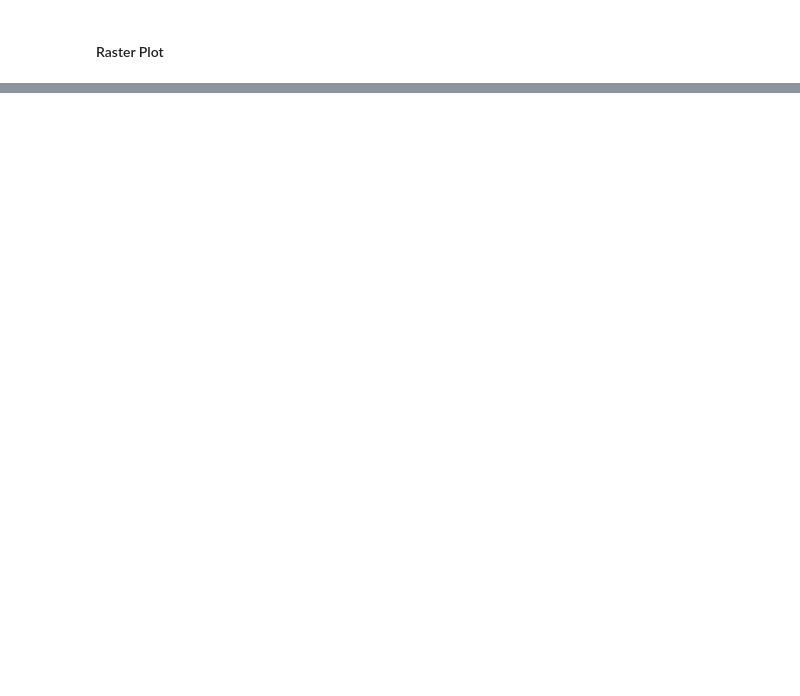
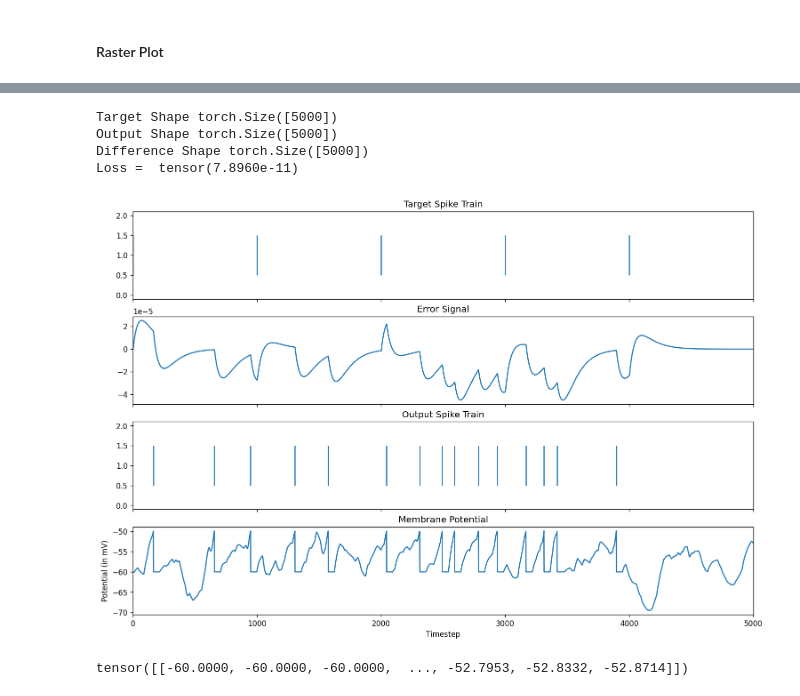
Before and after one commit to divyanshgupt/Unreliable-Transmission, a Jupyter notebook: Superspike implementation.ipynb, the cells around one changed output, grey strips where cells are left out. Drawn from its saved outputs; the diff is of its cells as text; code cells hidden in the pictures; blank space fills up the shorter version.

Commit message:
sleeker single neuron implementation

```diff
--- a/Superspike implementation.ipynb
+++ b/Superspike implementation.ipynb
@@ -413,6 +469,35 @@ def eligibility_trace2(value_exp1, value_exp2, hebbian, args):
   z_hat = value_exp2 + (-value_exp2 + value_exp1)*dt/t_decay
 
   return z, z_hat
+# %%
+def eligibility_trace3(hebbian, args):
+  """
+  Evaluate the hebbian-coincidence based eligibility trace over all timesteps
+  for all the given synaptic connections in the hebbian matrix using the
+  double exponential kernel.
+  Inputs:
+    hebbian - 2-D matrix of shape: (nb_inputs, nb_outputs)
+    args: ['timestep_size', 't_rise_alpha', 't_decay_alpha', 'nb_steps']
+  Returns:
+    Eligibilty trace matrix of shape: (nb_inputs, nb_outputs, nb_timesteps)
+  """
+  dt = args['timestep_size']
+  t_rise = args['t_rise_alpha']
+  t_decay = args['t_decay_alpha']
+  nb_timesteps = args['nb_steps']
+  nb_inputs = hebbian.shape[0]
+  nb_outputs = hebbian.shape[1]
+
+  trace_1 = torch.zeros((nb_inputs, nb_outputs, nb_timesteps), device=device,
+                       dtype=dtype)
+  trace_2 = torch.zeros((nb_inputs, nb_outputs, nb_timesteps), device=device,
+                        dtype=dtype)
+
+  for t in range(nb_timesteps-1):
+    trace_1[:, :, t+1] = trace_1[:, :, t] + (-trace_1[:, :, t]/t_rise + hebbian[:, :, t])*dt
+    trace_2[:, :, t+1] = trace_2[:, :, t] + (-trace_2[:, :, t] + trace_1[:, :, t])*dt/t_decay
+
+  return trace_2
 # %% [markdown]
 ### Single Neuron Model
 # %% [markdown]
@@ -705,0 +879,22 @@ plot_trains(input_trains, title = "Input Trains")
+# %%
+#@title Running better neuron
+num_epochs = 1
+
+for i in range(epochs):
+  mem_rec, spk_rec, error_rec, eligibility_rec, pre_trace_rec = run_single_neuron(input_trains, weights,
+                                                                                  target, args)
+  loss = van_rossum_loss(spk_rec, target, args)
+  print("Loss = ", loss)
+# %% [output]
+Target Shape torch.Size([5000])
+Output Shape torch.Size([5000])
+Difference Shape torch.Size([5000])
+Loss =  tensor(7.8960e-11)
+# %%
+plot_neuron_dynamics(mem_rec, spk_rec, error_rec, target)
+# %% [output]
+[figure, added]
+# %%
+print(mem_rec)
+# %% [output]
+tensor([[-60.0000, -60.0000, -60.0000,  ..., -52.7953, -52.8332, -52.8714]])
```
Also changed, not shown: parts of 8 cells of this notebook.
